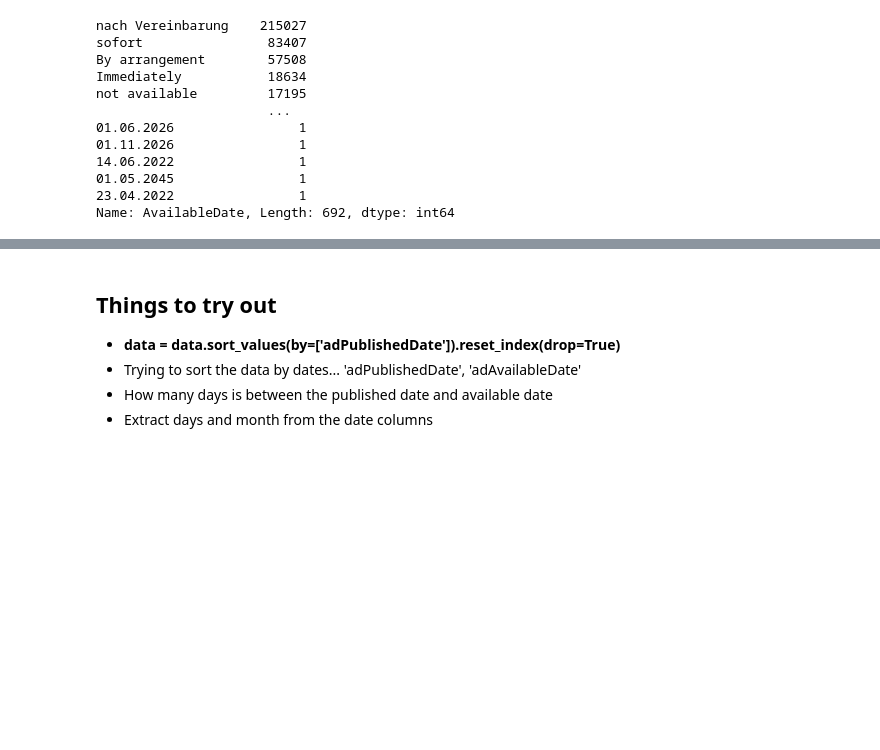
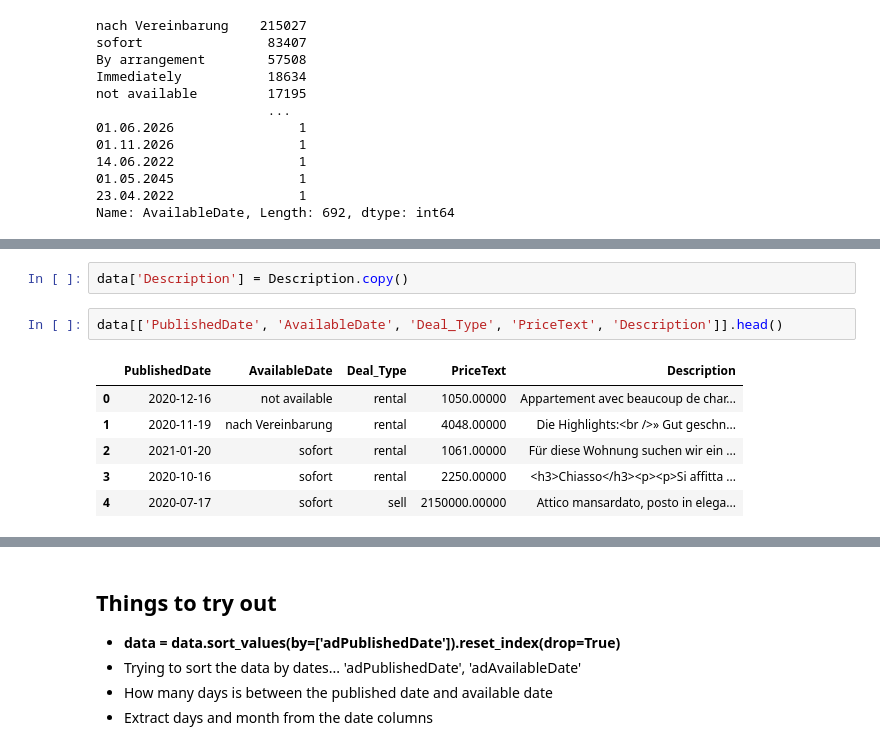
Before and after one commit to michaji/Housing_Project, a Jupyter notebook: Housing.ipynb, the cells around one changed output, grey strips where cells are left out. Saved outputs shown, nothing was run; the diff lists cells and outputs as text; blank space fills up the shorter version.

```diff
--- a/Housing.ipynb
+++ b/Housing.ipynb
@@ -549,0 +1011,11 @@ Name: AvailableDate, Length: 692, dtype: int64
+# %%
+data['Description'] = Description.copy()
+# %%
+data[['PublishedDate', 'AvailableDate', 'Deal_Type', 'PriceText', 'Description']].head()
+# %% [output]
+|  | PublishedDate | AvailableDate | Deal_Type | PriceText | Description |
+| 0 | 2020-12-16 | not available | rental | 1050.00000 | Appartement avec beaucoup de char... |
+| 1 | 2020-11-19 | nach Vereinbarung | rental | 4048.00000 | Die Highlights:<br />» Gut geschn... |
+| 2 | 2021-01-20 | sofort | rental | 1061.00000 | Für diese Wohnung suchen wir ein ... |
+| 3 | 2020-10-16 | sofort | rental | 2250.00000 | <h3>Chiasso</h3><p><p>Si affitta ... |
+| 4 | 2020-07-17 | sofort | sell | 2150000.00000 | Attico mansardato, posto in elega... |
```
Also changed, not shown: parts of 85 cells of this notebook.
